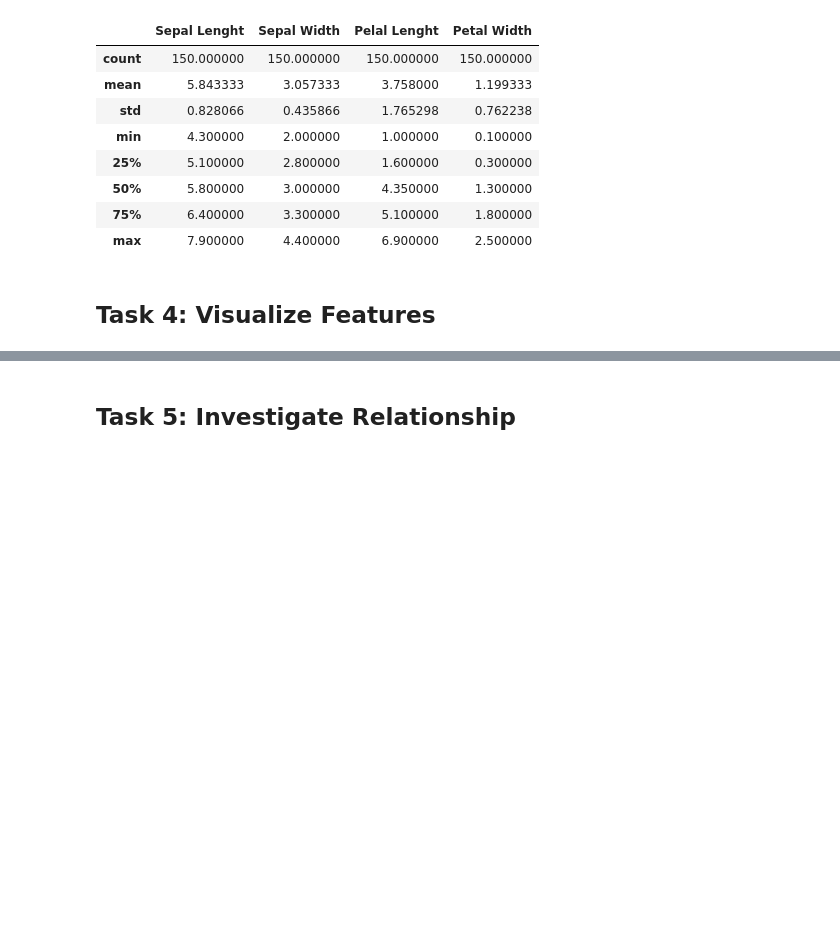
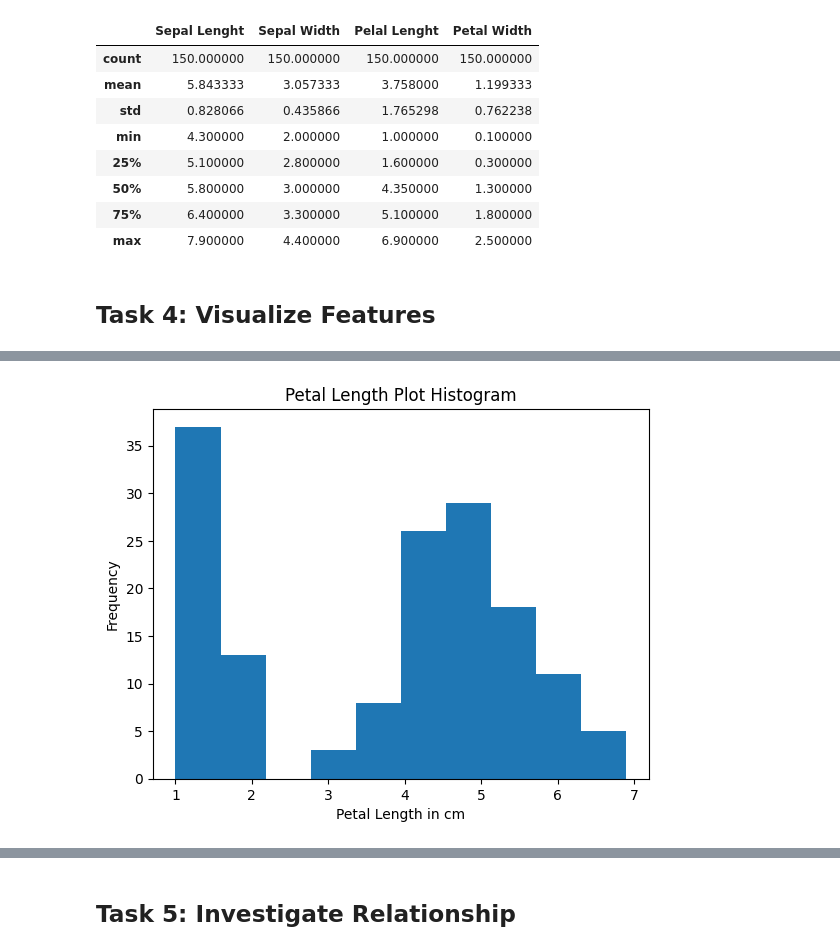
Before and after one commit to filipavinagre/principles_of_data_analytics, a Jupyter notebook: tasks.ipynb, the cells around one changed output, grey strips where cells are left out. Saved outputs shown, nothing was run; the diff lists cells and outputs as text; code cells hidden in the pictures; blank space fills up the shorter version.

```diff
--- a/tasks.ipynb
+++ b/tasks.ipynb
@@ -174,0 +251,9 @@ Add appropriate titles and axis labels.
+# %%
+# petal length
+
+# Selecting petal length from Iris Data using NumPy slicing.
+
+petal_length = iris.data[:,2]
+
+# Show
+petal_length
@@ -174,0 +273,13 @@ Add appropriate titles and axis labels.
+# %%
+# Plot Histogram
+plt.hist(petal_length)
+
+plt.xlabel("Petal Length in cm")
+
+plt.ylabel("Frequency")
+
+plt.title("Petal Length Plot Histogram")
+
+# show
+plt
+# %% [output]
@@ -174,0 +287 @@ Add appropriate titles and axis labels.
+[figure, added]
```
Also changed, not shown: parts of 21 cells of this notebook.
